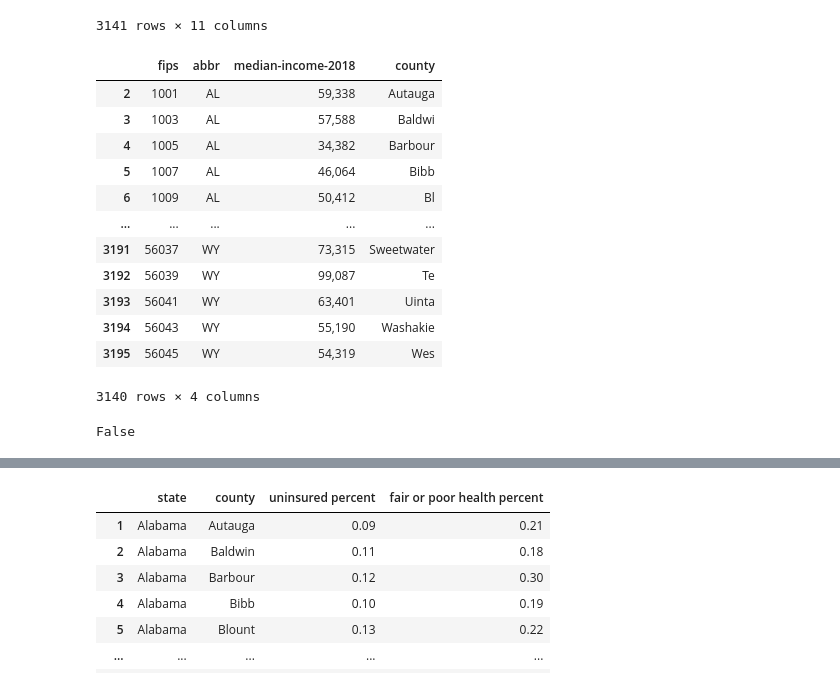
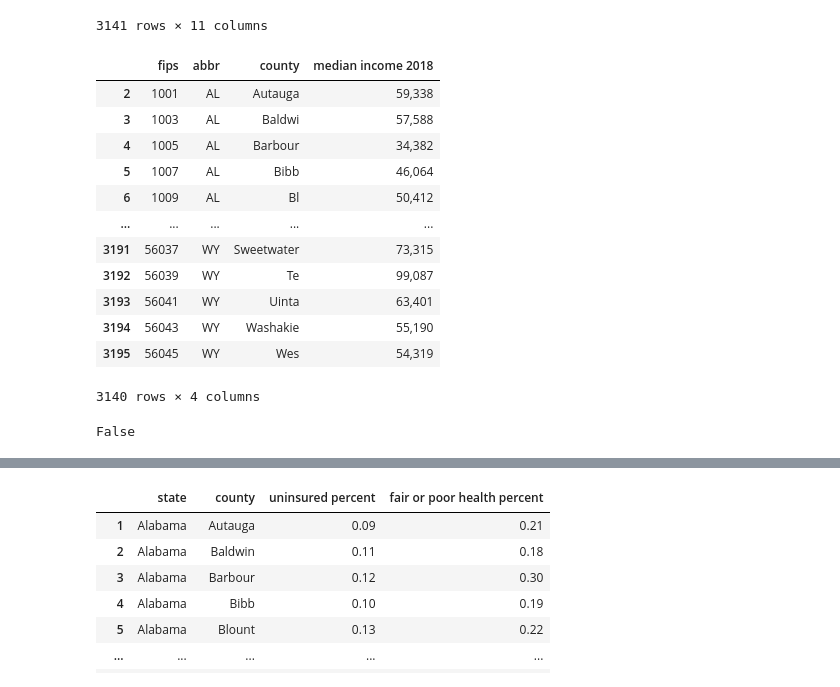
Before and after one commit to kpessa/project-2, a Jupyter notebook: data-cleaning/cleaning.ipynb, the cells around one changed output, grey strips where cells are left out. Cells and saved outputs as stored; diff of their text form; code cells hidden in the pictures.

Commit message:
created function to separate joined state and county columns

```diff
--- a/data-cleaning/cleaning.ipynb
+++ b/data-cleaning/cleaning.ipynb
@@ -137,57 +137,62 @@ v_df
 # %%
 # Cleaning median income data
 income_df = med_income_df
 
 # Splitting county column into state and county
+# Create function
+def split_state_county(df_name, col, state_pos, county_pos):
+    # Create new state column
+    df_name['state'] = df_name[col].str.split(',').str[state_pos]
+    # Create new county column
+    df_name['county'] = df_name[col].str.split(',').str[county_pos]
 
-income_df['state'] = income_df['county'].str.split(',').str[1]
-income_df['county_'] = income_df['county'].str.split(',').str[0]
-income_df = income_df.drop(['county'], axis=1)
-income_df = income_df.rename(columns = {'county_':'county'})
+# Apply function
+split_state_county(income_df, 'county', 1, 0)
+
+# Rename columns
+income_df = income_df.rename(columns={'median-income-2018':
+                                      'median income 2018'})
 
 # Drop Nulls
 income_df.dropna(inplace = True)
 income_df.count()
 
 # Drop state column to prevent future merging conflict
 income_df  = income_df.drop(['state'], axis=1 )
 
 # Removing unneeded characters
 income_df['county'] = income_df ['county'].str.strip(' County')
 
 # Final median income DF
 income_df
 # %% [output]
-|  | fips | abbr | median-income-2018 | county |
-| 2 | 1001 | AL | 59,338 | Autauga |
-| 3 | 1003 | AL | 57,588 | Baldwi |
-| 4 | 1005 | AL | 34,382 | Barbour |
-| 5 | 1007 | AL | 46,064 | Bibb |
-| 6 | 1009 | AL | 50,412 | Bl |
+|  | fips | abbr | county | median income 2018 |
+| 2 | 1001 | AL | Autauga | 59,338 |
+| 3 | 1003 | AL | Baldwi | 57,588 |
+| 4 | 1005 | AL | Barbour | 34,382 |
+| 5 | 1007 | AL | Bibb | 46,064 |
+| 6 | 1009 | AL | Bl | 50,412 |
 | ... | ... | ... | ... | ... |
-| 3191 | 56037 | WY | 73,315 | Sweetwater |
-| 3192 | 56039 | WY | 99,087 | Te |
-| 3193 | 56041 | WY | 63,401 | Uinta |
-| 3194 | 56043 | WY | 55,190 | Washakie |
-| 3195 | 56045 | WY | 54,319 | Wes |
+| 3191 | 56037 | WY | Sweetwater | 73,315 |
+| 3192 | 56039 | WY | Te | 99,087 |
+| 3193 | 56041 | WY | Uinta | 63,401 |
+| 3194 | 56043 | WY | Washakie | 55,190 |
+| 3195 | 56045 | WY | Wes | 54,319 |
 3140 rows × 4 columns
 # %%
 # Cleaning of population data
 pop_df = population_df
 # Splitting county column into state and county
-pop_df['state'] = pop_df['county'].str.split(',').str[1]
-pop_df['county_'] = pop_df['county'].str.split(',').str[0]
-pop_df = pop_df.drop(['county'], axis=1)
-pop_df = pop_df.rename(columns = {'county_':'county'})
+split_state_county(pop_df, 'county', 1, 0)
 
 # Removing unneeded characters
 pop_df['county'] = pop_df['county'].str.strip('.')
 pop_df['county'] = pop_df['county'].str.strip(' County')
-
-# Check for null values
-pop_df.isnull().values.any()
-# %% [output]
-False
+# %%
+# Check for null values
+pop_df.isnull().values.any()
+# %% [output]
+False
 # %%
 # Final population DF
 pop_df
```
Also changed, not shown: parts of 3 cells of this notebook.
